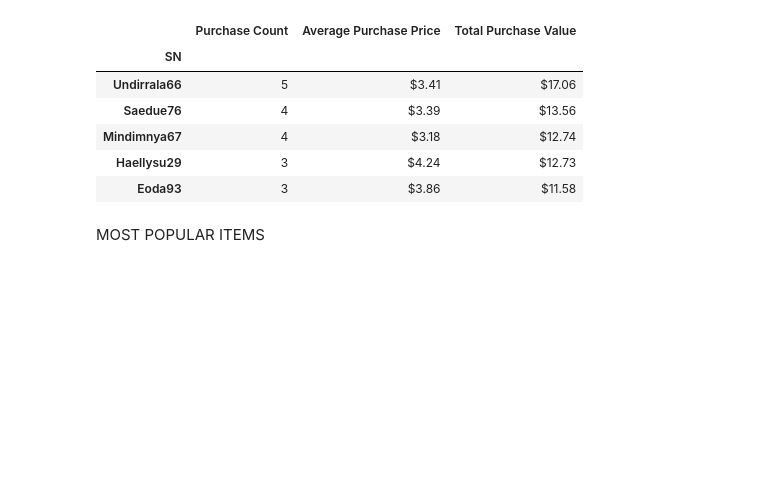
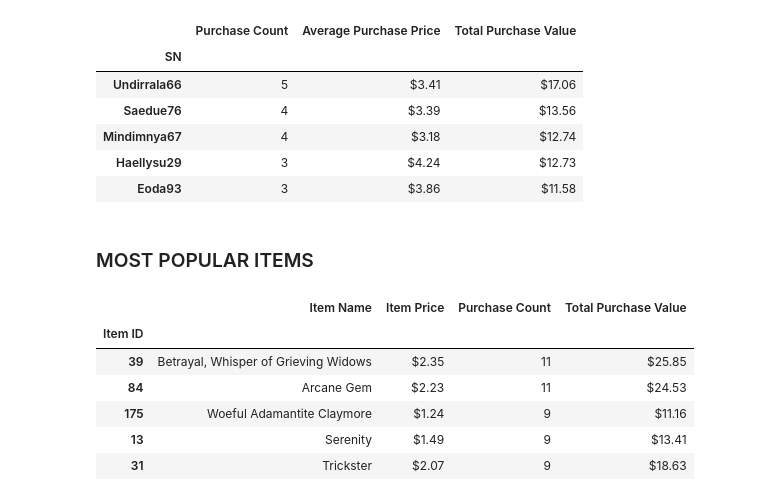
Before and after one commit to imtheaaron/python-challenge, a Jupyter notebook: PyMoli/main.ipynb, the cells around one changed output. Drawn from its saved outputs; the diff is of its cells as text; code cells hidden in the pictures; blank space fills up the shorter version.

```diff
--- a/PyMoli/main.ipynb
+++ b/PyMoli/main.ipynb
@@ -194,9 +182,12 @@ age_counts_df = pd.DataFrame(age_counts, index=age_names)
 age_counts_df['Percentage of Players'] = 100 * age_counts_df['Age'] / age_counts_df['Age'].sum()
 age_counts_df = age_counts_df.rename(columns={'Age': 'Total Count'})
 
+#reorder the columns
+age_counts_reorder = age_counts_df[['Percentage of Players', 'Total Count']]
+
 #change the numeric display to a percent
-pd.options.display.float_format = '{:,.2f}%'.format
-age_counts_reorder = age_counts_df[['Percentage of Players', 'Total Count']]
+age_counts_reorder['Percentage of Players'] = age_counts_reorder['Percentage of Players'].map('{:,.2f}%'.format)
+
 age_counts_reorder
 # %% [output]
 |  | Percentage of Players | Total Count |
@@ -214,9 +205,6 @@ PURCHASING ANALYSIS (AGE)
 #get the total purchases in each age bin (do not use the unique names for this, use the total)
 age_purchases = pd.cut(df['Age'], bins, labels=age_names)
 df['Age Purchases'] = age_purchases
-
-#chagne to dollar format for the display output
-pd.options.display.float_format = '${:,.2f}'.format
 
 age_groups = df.groupby(['Age Purchases'])
 total_p_value = age_groups['Price'].sum()
@@ -238,6 +226,11 @@ purchase_age_counts = purchase_age_counts.rename(columns={'Age': 'Purchase Count
 #get the normalized totals
 purchase_age_counts['Normalized Totals'] = purchase_age_counts['Total Purchase Value'] / age_counts_reorder['Total Count']
 
+#format the columns as dollars
+purchase_age_counts['Average Purchase Price'] = purchase_age_counts['Average Purchase Price'].map("${:,.2f}".format)
+purchase_age_counts['Total Purchase Value'] = purchase_age_counts['Total Purchase Value'].map("${:,.2f}".format)
+purchase_age_counts['Normalized Totals'] = purchase_age_counts['Normalized Totals'].map("${:,.2f}".format)
+
 purchase_age_counts
 # %% [output]
 |  | Purchase Count | Average Purchase Price | Total Purchase Value | Normalized Totals |
@@ -278,5 +275,55 @@ top_spenders_df.head()
 | Mindimnya67 | 4 | $3.18 | $12.74 |
 | Haellysu29 | 3 | $4.24 | $12.73 |
 | Eoda93 | 3 | $3.86 | $11.58 |
-# %% [markdown]
-MOST POPULAR ITEMS
+# %% [markdown]
+<h3>MOST POPULAR ITEMS</h3>
+# %%
+#create a dataframe with all items and item ids then drop duplicates
+item_id = df['Item ID']
+item_name = df['Item Name']
+item_price = df['Price']
+item_df = pd.DataFrame(item_id)
+item_df['Item Name'] = item_name
+item_df['Item Price'] = item_price
+
+#be sure to drop only duplicate item IDs
+item_df_uniques = item_df.drop_duplicates(subset='Item ID')
+
+#get number of purcahses for each item id
+purchase_count = pd.DataFrame(df['Item ID'].value_counts())
+purchase_count = purchase_count.rename(columns={'Item ID': 'Purchase Count'})
+purchase_count = purchase_count.reset_index()
+purchase_count = purchase_count.rename(columns={'index': 'Item ID'})
+
+#group by item ID to get the total spent per item
+item_group = df.groupby('Item ID')
+total_spend = pd.DataFrame(item_group['Price'].sum())
+total_spend = total_spend.reset_index()
+
+#merge the purchase df to the unique item df and add the total spend, the do some formatting
+popular_items_df = pd.merge(item_df_uniques, purchase_count, on='Item ID', how='outer')
+
+popular_items_df = pd.merge(popular_items_df, total_spend, on='Item ID', how='outer')
+popular_items_df = popular_items_df.rename(columns={'Price': 'Total Purchase Value'})
+
+popular_items_df.set_index('Item ID', inplace=True)
+
+#create a new dataframe copy to use to sort by purchase count
+popular_items_count = popular_items_df.sort_values('Purchase Count', ascending=False)
+
+popular_items_count['Item Price'] = popular_items_count['Item Price'].map("${:,.2f}".format)
+
+popular_items_count['Total Purchase Value'] = popular_items_count['Total Purchase Value'].map("${:,.2f}".format)
+
+
+#I HATE MY CODE FOR THIS. WAAAY TOO MANY STEPS
+
+popular_items_count.head()
+# %% [output]
+|  | Item Name | Item Price | Purchase Count | Total Purchase Value |
+| Item ID |  |  |  |  |
+| 39 | Betrayal, Whisper of Grieving Widows | $2.35 | 11 | $25.85 |
+| 84 | Arcane Gem | $2.23 | 11 | $24.53 |
+| 175 | Woeful Adamantite Claymore | $1.24 | 9 | $11.16 |
+| 13 | Serenity | $1.49 | 9 | $13.41 |
+| 31 | Trickster | $2.07 | 9 | $18.63 |
```
Also changed, not shown: parts of 25 cells of this notebook.
